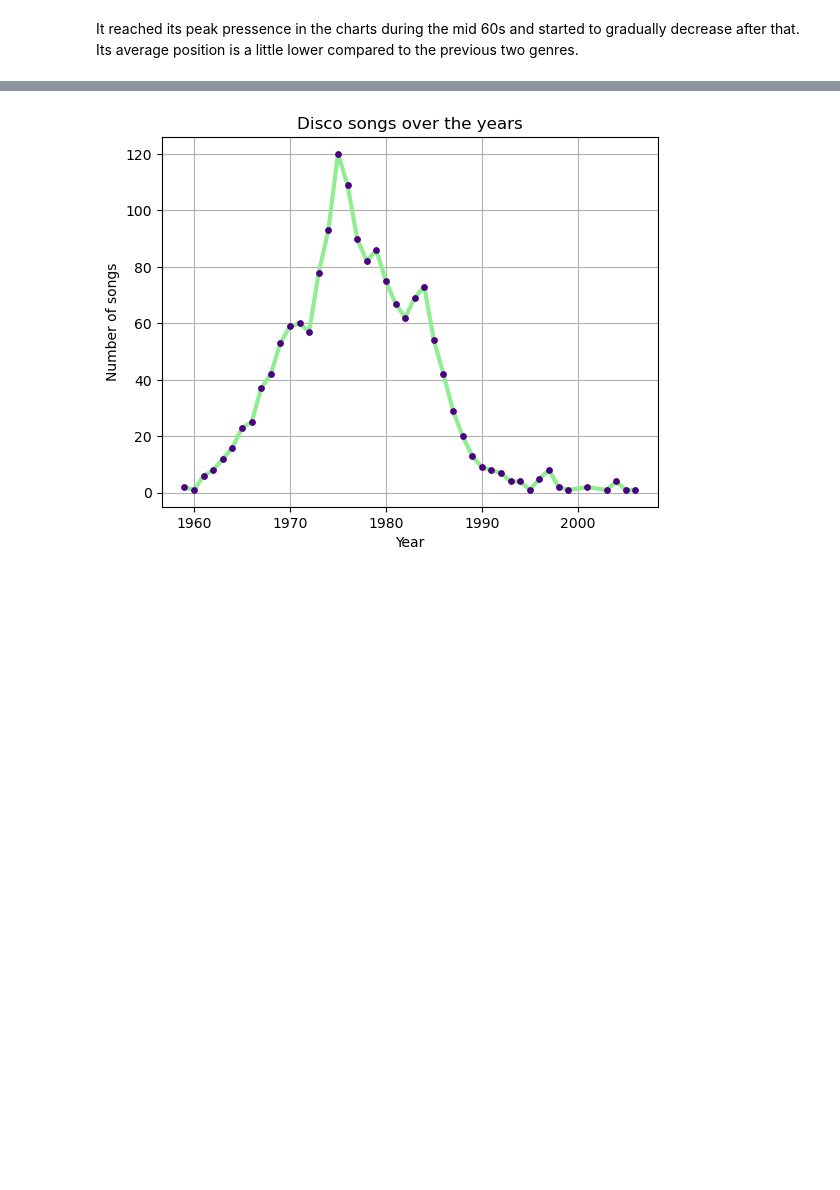
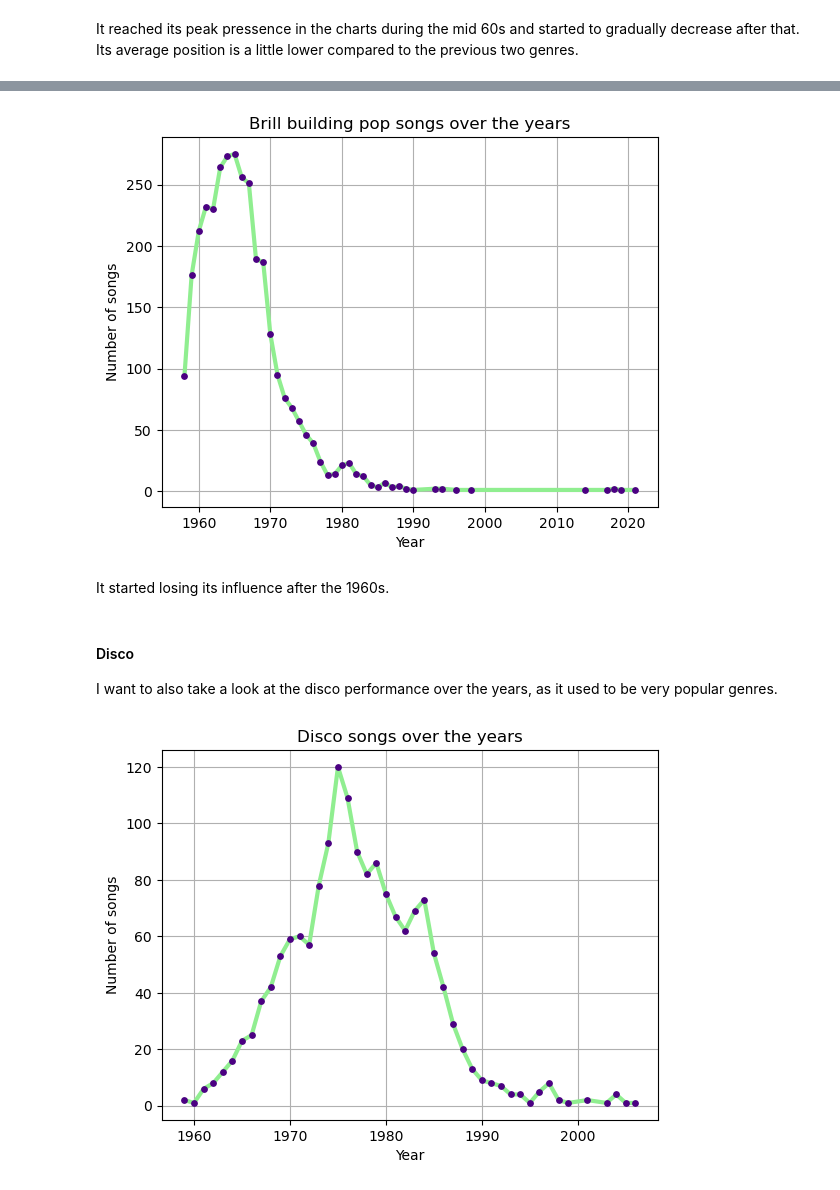
Before and after one commit to feradvk24/Data-Science, a Jupyter notebook: Data-Science-Project/spotify_data_analysis.ipynb, the cells around one changed output, grey strips where cells are left out. Cells and saved outputs as stored; diff of their text form; code cells hidden in the pictures; blank space fills up the shorter version.

```diff
--- a/Data-Science-Project/spotify_data_analysis.ipynb
+++ b/Data-Science-Project/spotify_data_analysis.ipynb
@@ -271,3 +275,13 @@ The total amount of disco songs is surprisingly low, considering how popular it
+# %%
+visualization.plot_genre_performance(hot_100_expanded_genres, "brill building pop")
+# %% [output]
+[figure, added]
+# %% [markdown]
+It started losing its influence after the 1960s.
+# %% [markdown]
+#### Disco
+
+I want to also take a look at the disco performance over the years, as it used to be very popular genres.
 # %%
 visualization.plot_genre_performance(hot_100_expanded_genres, "disco")
 # %% [output]
```
Also changed, not shown: parts of 50 cells of this notebook, 2 other files.
